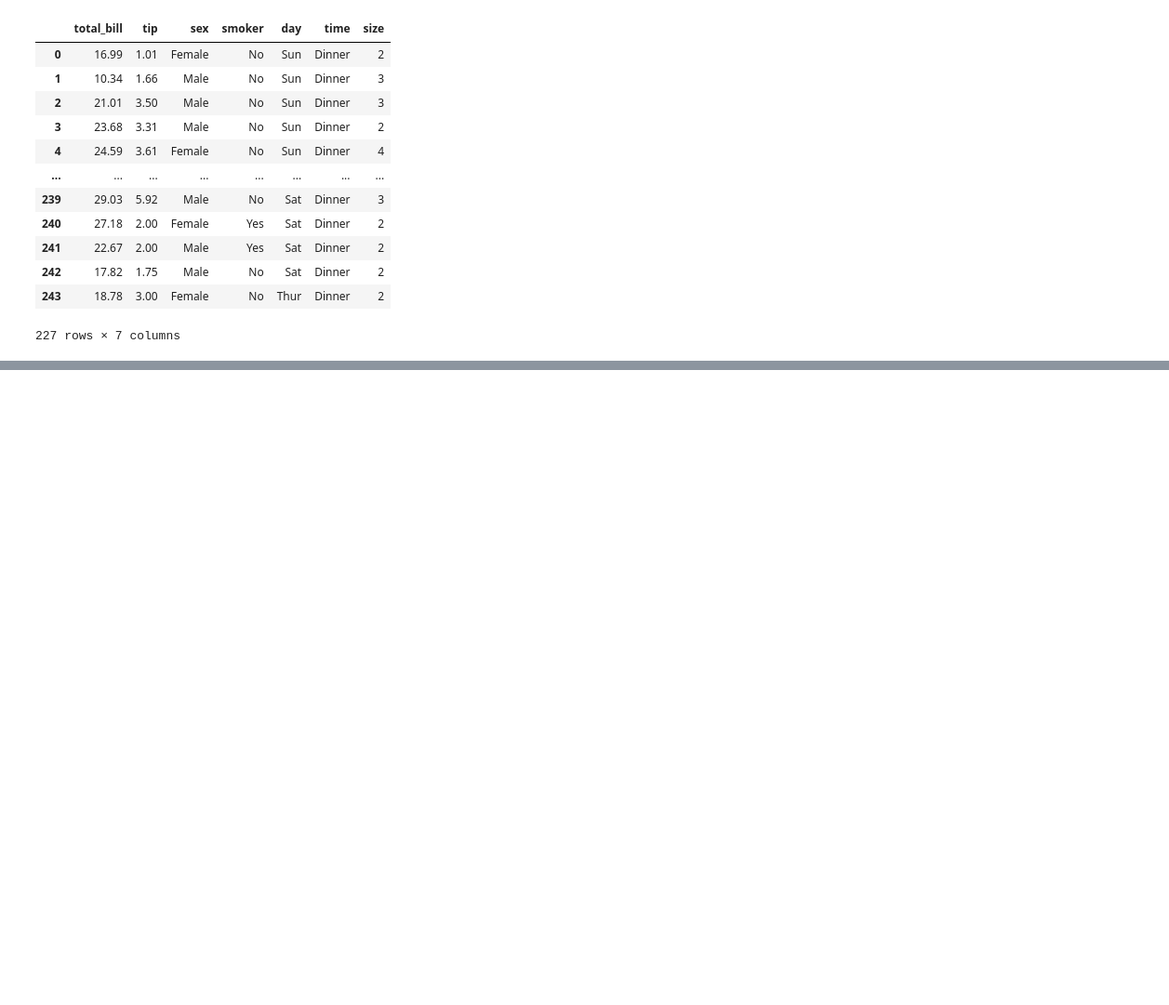
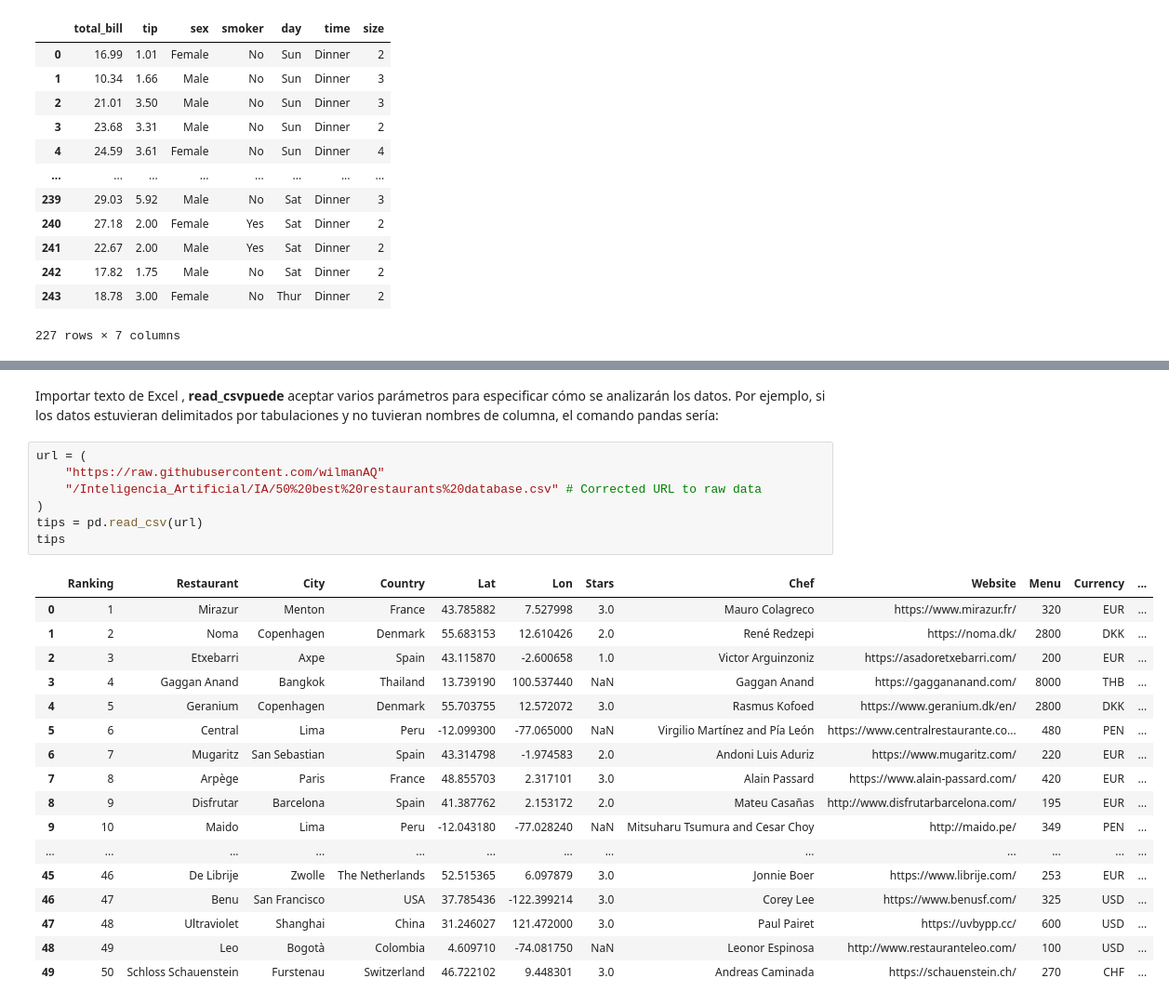
Before and after one commit to wilmanAQ/Inteligencia_Artificial, a Jupyter notebook: Clase_segundo_corte_panda_IA.ipynb, the cells around one changed output, grey strips where cells are left out. Shown: that part at 93% size. Saved outputs shown, nothing was run; the diff lists cells and outputs as text; blank space fills up the shorter version.

```diff
--- a/Clase_segundo_corte_panda_IA.ipynb
+++ b/Clase_segundo_corte_panda_IA.ipynb
@@ -449,0 +488,27 @@ tips[tips["total_bill"] > 10]
+# %% [markdown]
+Importar texto de Excel , **read_csvpuede** aceptar varios parámetros para especificar cómo se analizarán los datos. Por ejemplo, si los datos estuvieran delimitados por tabulaciones y no tuvieran nombres de columna, el comando pandas sería:
+# %%
+url = (
+    "https://raw.githubusercontent.com/wilmanAQ"
+    "/Inteligencia_Artificial/IA/50%20best%20restaurants%20database.csv" # Corrected URL to raw data
+)
+tips = pd.read_csv(url)
+tips
+# %% [output]
+|  | Ranking | Restaurant | City | Country | Lat | Lon | Stars | Chef | Website | Menu | Currency | ... |
+| 0 | 1 | Mirazur | Menton | France | 43.785882 | 7.527998 | 3.0 | Mauro Colagreco | https://www.mirazur.fr/ | 320 | EUR | ... |
+| 1 | 2 | Noma | Copenhagen | Denmark | 55.683153 | 12.610426 | 2.0 | René Redzepi | https://noma.dk/ | 2800 | DKK | ... |
+| 2 | 3 | Etxebarri | Axpe | Spain | 43.115870 | -2.600658 | 1.0 | Victor Arguinzoniz | https://asadoretxebarri.com/ | 200 | EUR | ... |
+| 3 | 4 | Gaggan Anand | Bangkok | Thailand | 13.739190 | 100.537440 | NaN | Gaggan Anand | https://gaggananand.com/ | 8000 | THB | ... |
+| 4 | 5 | Geranium | Copenhagen | Denmark | 55.703755 | 12.572072 | 3.0 | Rasmus Kofoed | https://www.geranium.dk/en/ | 2800 | DKK | ... |
+| 5 | 6 | Central | Lima | Peru | -12.099300 | -77.065000 | NaN | Virgilio Martínez and Pía León | https://www.centralrestaurante.co... | 480 | PEN | ... |
+| 6 | 7 | Mugaritz | San Sebastian | Spain | 43.314798 | -1.974583 | 2.0 | Andoni Luis Aduriz | https://www.mugaritz.com/ | 220 | EUR | ... |
+| 7 | 8 | Arpège | Paris | France | 48.855703 | 2.317101 | 3.0 | Alain Passard | https://www.alain-passard.com/ | 420 | EUR | ... |
+| 8 | 9 | Disfrutar | Barcelona | Spain | 41.387762 | 2.153172 | 2.0 | Mateu Casañas | http://www.disfrutarbarcelona.com/ | 195 | EUR | ... |
+| 9 | 10 | Maido | Lima | Peru | -12.043180 | -77.028240 | NaN | Mitsuharu Tsumura and Cesar Choy | http://maido.pe/ | 349 | PEN | ... |
+| ... | ... | ... | ... | ... | ... | ... | ... | ... | ... | ... | ... | ... |
+| 45 | 46 | De Librije | Zwolle | The Netherlands | 52.515365 | 6.097879 | 3.0 | Jonnie Boer | https://www.librije.com/ | 253 | EUR | ... |
+| 46 | 47 | Benu | San Francisco | USA | 37.785436 | -122.399214 | 3.0 | Corey Lee | https://www.benusf.com/ | 325 | USD | ... |
+| 47 | 48 | Ultraviolet | Shanghai | China | 31.246027 | 121.472000 | 3.0 | Paul Pairet | https://uvbypp.cc/ | 600 | USD | ... |
+| 48 | 49 | Leo | Bogotà | Colombia | 4.609710 | -74.081750 | NaN | Leonor Espinosa | http://www.restauranteleo.com/ | 100 | USD | ... |
+| 49 | 50 | Schloss Schauenstein | Furstenau | Switzerland | 46.722102 | 9.448301 | 3.0 | Andreas Caminada | https://schauenstein.ch/ | 270 | CHF | ... |
```
Also changed, not shown: parts of 4 cells of this notebook.
